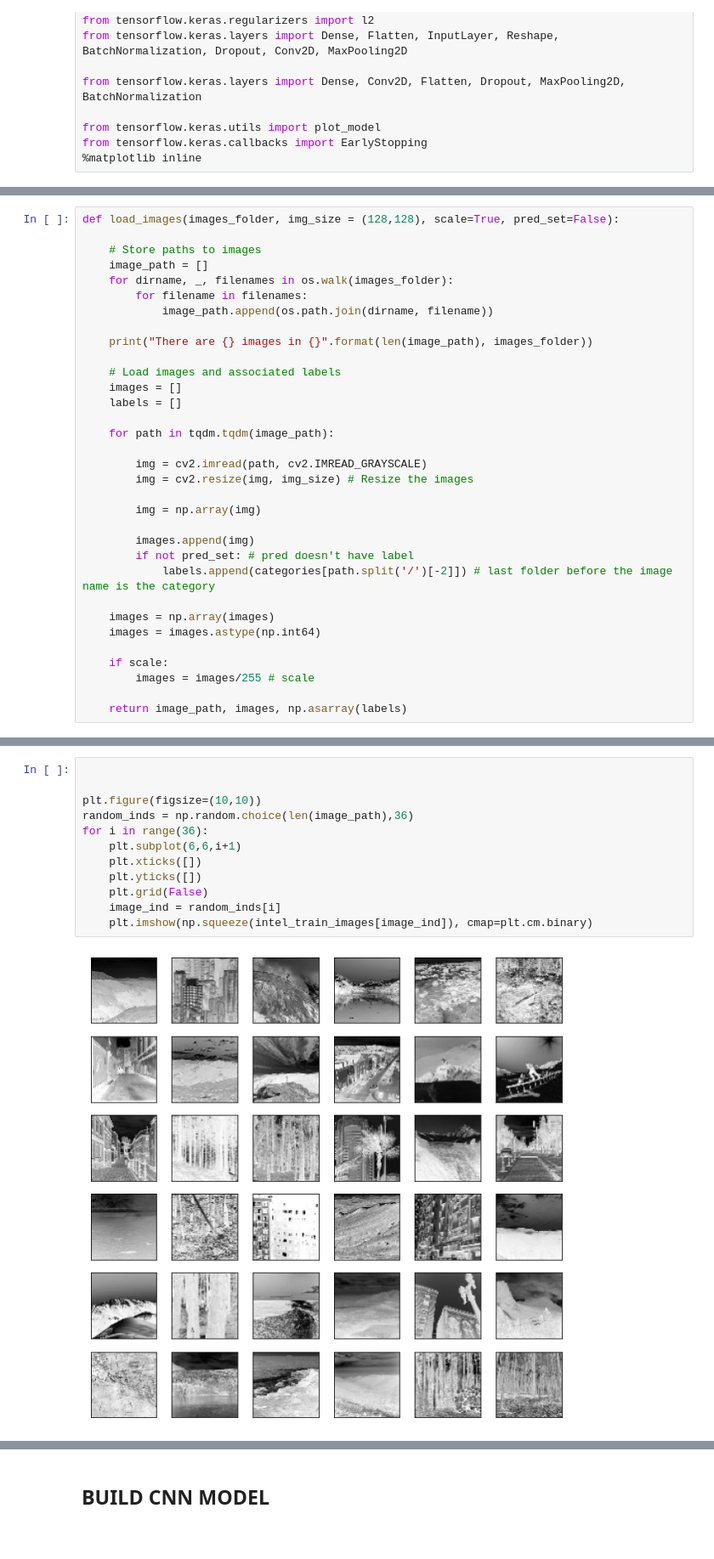
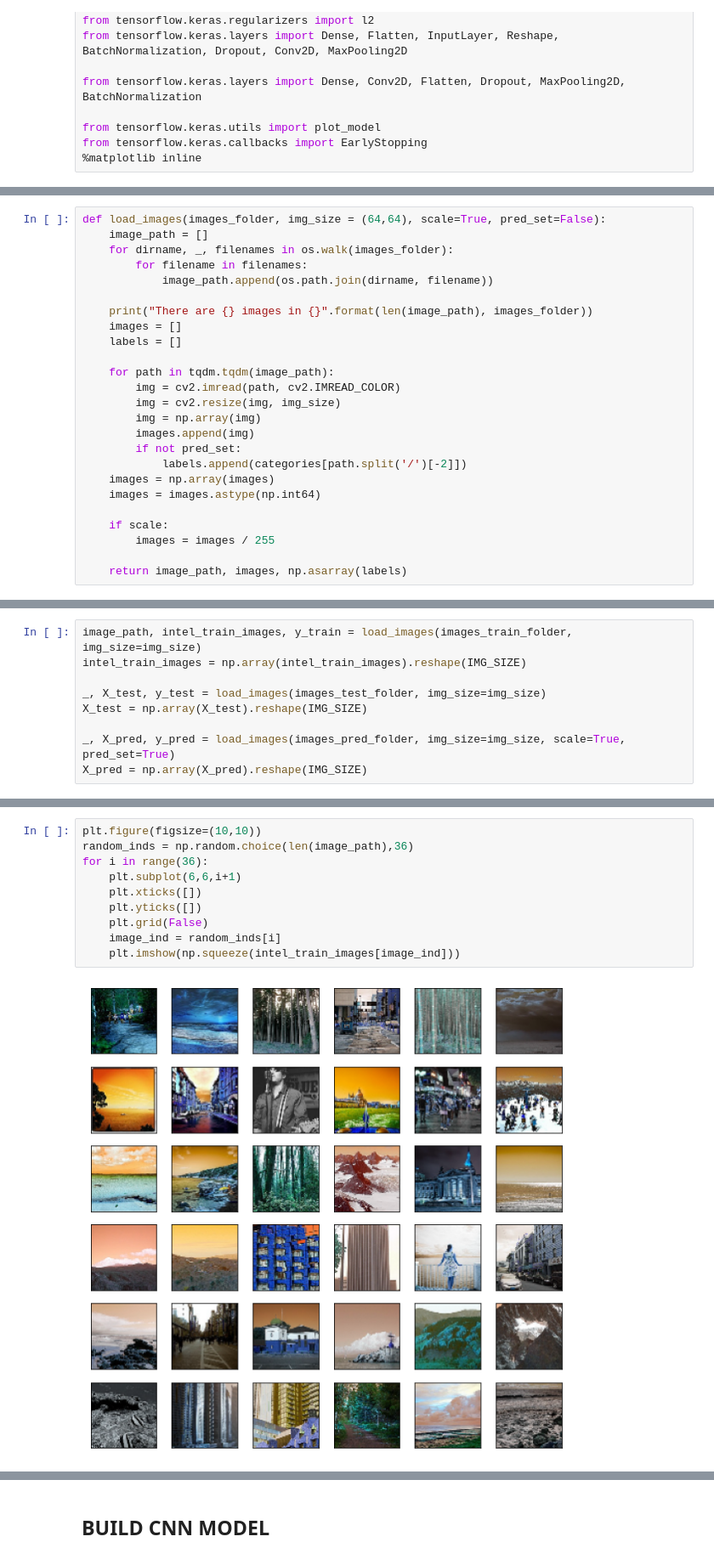
Before and after one commit to yhetman/adversarial_example, a Jupyter notebook: cnn_model.ipynb, the cells around one changed output, grey strips where cells are left out. Shown: that part at 85% size. Cells and saved outputs as stored; diff of their text form.

```diff
--- a/cnn_model.ipynb
+++ b/cnn_model.ipynb
@@ -47,33 +100,25 @@ metric = 0
 # %%
-def load_images(images_folder, img_size = (128,128), scale=True, pred_set=False):
-
-    # Store paths to images
+def load_images(images_folder, img_size = (64,64), scale=True, pred_set=False):
     image_path = []
     for dirname, _, filenames in os.walk(images_folder):
         for filename in filenames:
             image_path.append(os.path.join(dirname, filename))
 
     print("There are {} images in {}".format(len(image_path), images_folder))
-
-    # Load images and associated labels
     images = []
     labels = []
 
     for path in tqdm.tqdm(image_path):
-
-        img = cv2.imread(path, cv2.IMREAD_GRAYSCALE)
-        img = cv2.resize(img, img_size) # Resize the images
-
+        img = cv2.imread(path, cv2.IMREAD_COLOR)
+        img = cv2.resize(img, img_size)
         img = np.array(img)
-
         images.append(img)
-        if not pred_set: # pred doesn't have label
-            labels.append(categories[path.split('/')[-2]]) # last folder before the image name is the category
-
+        if not pred_set:
+            labels.append(categories[path.split('/')[-2]])
     images = np.array(images)
     images = images.astype(np.int64)
 
     if scale:
-        images = images/255 # scale
+        images = images / 255
 
     return image_path, images, np.asarray(labels)
@@ -105,0 +125,9 @@ set(y_train)
+# %%
+image_path, intel_train_images, y_train = load_images(images_train_folder, img_size=img_size)
+intel_train_images = np.array(intel_train_images).reshape(IMG_SIZE)
+
+_, X_test, y_test = load_images(images_test_folder, img_size=img_size)
+X_test = np.array(X_test).reshape(IMG_SIZE)
+
+_, X_pred, y_pred = load_images(images_pred_folder, img_size=img_size, scale=True, pred_set=True)
+X_pred = np.array(X_pred).reshape(IMG_SIZE)
@@ -106,14 +138,12 @@ set(y_train)
 # %%
-
-
 plt.figure(figsize=(10,10))
 random_inds = np.random.choice(len(image_path),36)
 for i in range(36):
     plt.subplot(6,6,i+1)
     plt.xticks([])
     plt.yticks([])
     plt.grid(False)
     image_ind = random_inds[i]
-    plt.imshow(np.squeeze(intel_train_images[image_ind]), cmap=plt.cm.binary)
+    plt.imshow(np.squeeze(intel_train_images[image_ind]))
 # %% [output]
-[figure, old version]
+[figure, new version]
```
Also changed, not shown: parts of 30 cells of this notebook, 10 other files.
